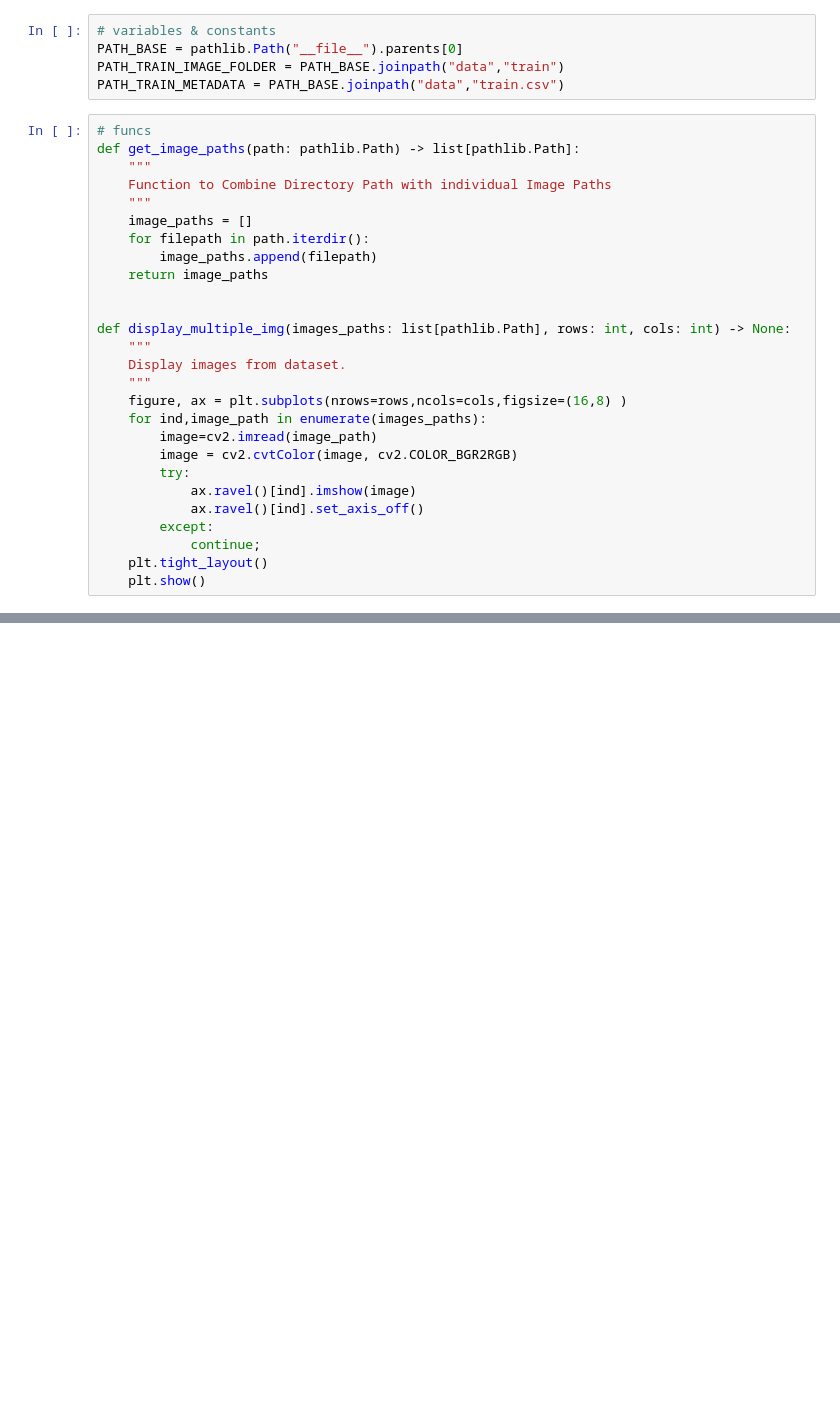
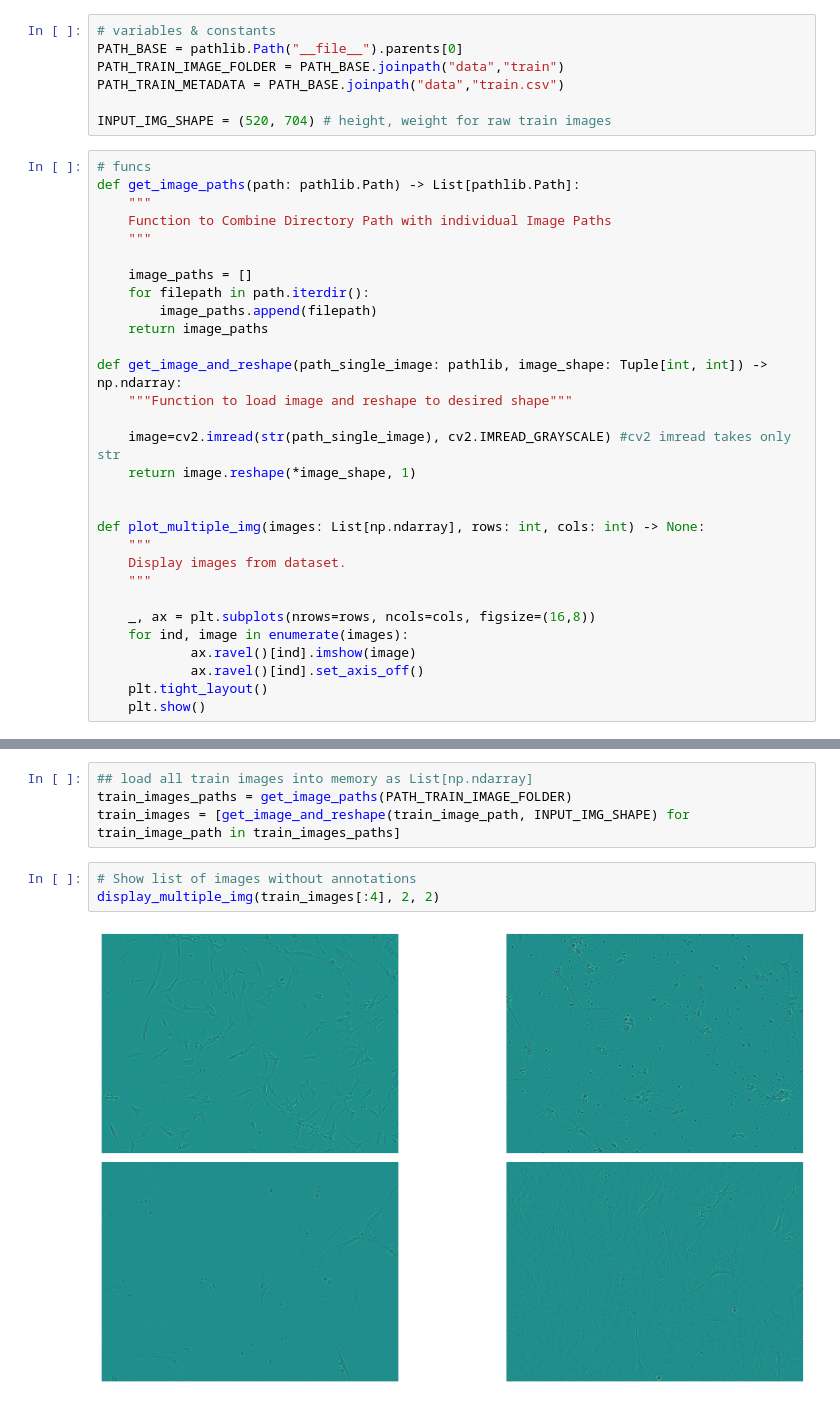
Before and after one commit to petersenjoern/sartorius-cell-segmentation, a Jupyter notebook: exploration.ipynb, the cells around one changed output, grey strips where cells are left out. Cells and saved outputs as stored; diff of their text form; blank space fills up the shorter version.

Commit message:
plotting images raw

```diff
--- a/exploration.ipynb
+++ b/exploration.ipynb
@@ -14,31 +12,36 @@ ModuleNotFoundError: No module named 'matplotlib'
 PATH_BASE = pathlib.Path("__file__").parents[0]
 PATH_TRAIN_IMAGE_FOLDER = PATH_BASE.joinpath("data","train")
 PATH_TRAIN_METADATA = PATH_BASE.joinpath("data","train.csv")
+
+INPUT_IMG_SHAPE = (520, 704) # height, weight for raw train images
 # %%
 # funcs
-def get_image_paths(path: pathlib.Path) -> list[pathlib.Path]:
+def get_image_paths(path: pathlib.Path) -> List[pathlib.Path]:
     """
     Function to Combine Directory Path with individual Image Paths
     """
+
     image_paths = []
     for filepath in path.iterdir():
         image_paths.append(filepath)
     return image_paths
 
+def get_image_and_reshape(path_single_image: pathlib, image_shape: Tuple[int, int]) -> np.ndarray:
+    """Function to load image and reshape to desired shape"""
 
-def display_multiple_img(images_paths: list[pathlib.Path], rows: int, cols: int) -> None:
+    image=cv2.imread(str(path_single_image), cv2.IMREAD_GRAYSCALE) #cv2 imread takes only str
+    return image.reshape(*image_shape, 1)
+
+
+def plot_multiple_img(images: List[np.ndarray], rows: int, cols: int) -> None:
     """
     Display images from dataset.
     """
-    figure, ax = plt.subplots(nrows=rows,ncols=cols,figsize=(16,8) )
-    for ind,image_path in enumerate(images_paths):
-        image=cv2.imread(image_path)
-        image = cv2.cvtColor(image, cv2.COLOR_BGR2RGB)
-        try:
+
+    _, ax = plt.subplots(nrows=rows, ncols=cols, figsize=(16,8))
+    for ind, image in enumerate(images):
             ax.ravel()[ind].imshow(image)
             ax.ravel()[ind].set_axis_off()
-        except:
-            continue;
     plt.tight_layout()
     plt.show()
 # %%
@@ -46,0 +109,9 @@ train_metadata = pd.read_csv(PATH_TRAIN_METADATA)
+# %%
+## load all train images into memory as List[np.ndarray]
+train_images_paths = get_image_paths(PATH_TRAIN_IMAGE_FOLDER)
+train_images = [get_image_and_reshape(train_image_path, INPUT_IMG_SHAPE) for train_image_path in train_images_paths]
+# %%
+# Show list of images without annotations
+display_multiple_img(train_images[:4], 2, 2)
+# %% [output]
+[figure, added]
```
Also changed, not shown: parts of 6 cells of this notebook, 2 other files.
